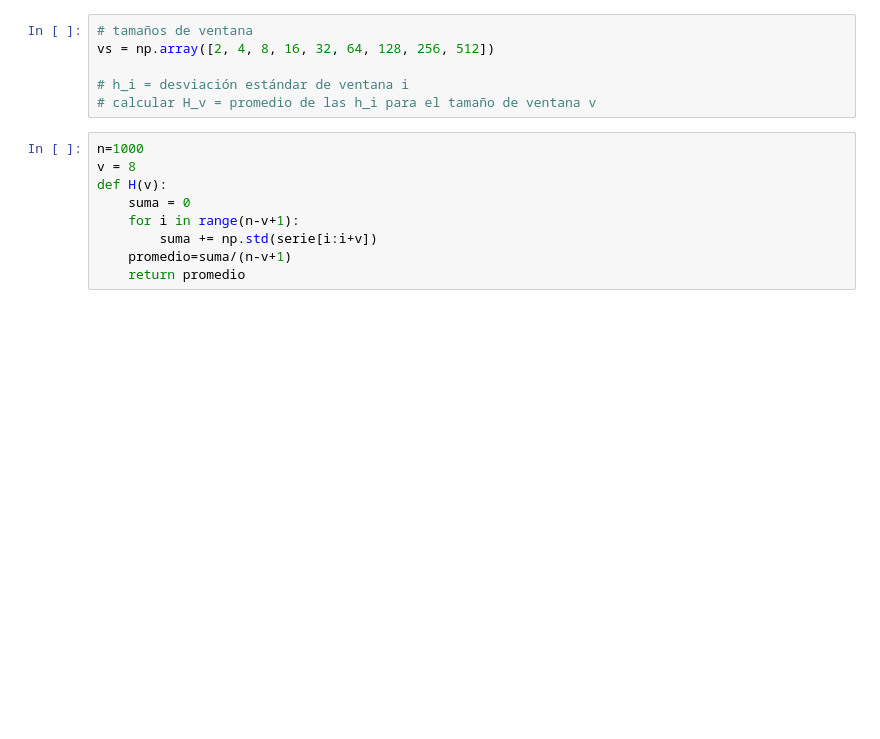
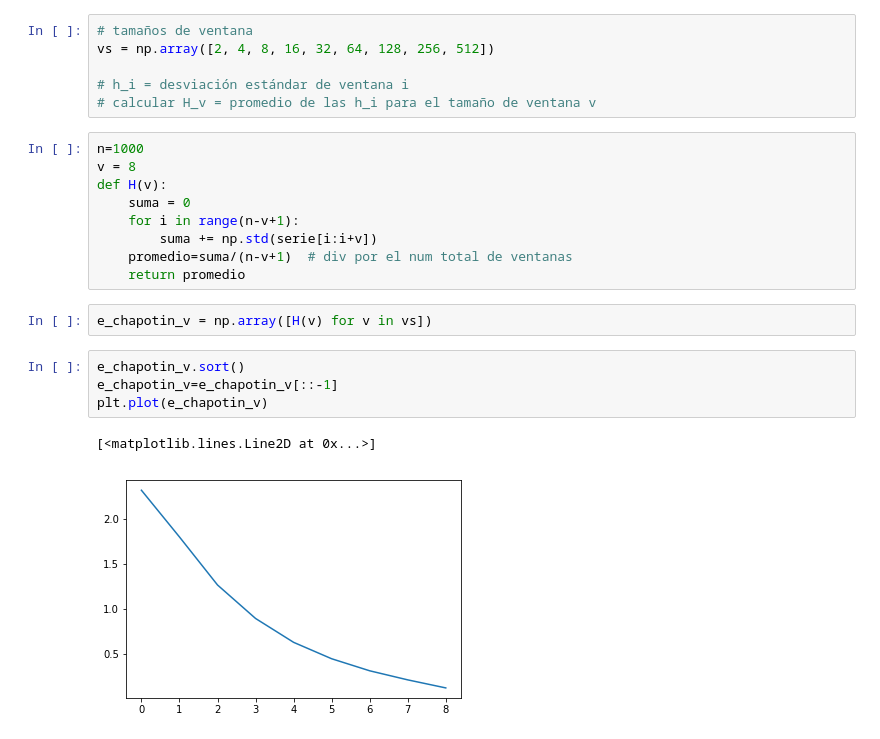
Before and after one commit to fhca/Series-de-Tiempo, a Jupyter notebook: exponente de chapotin.ipynb, the cells around one changed output. Cells and saved outputs as stored; diff of their text form; blank space fills up the shorter version.

```diff
--- a/exponente de chapotin.ipynb
+++ b/exponente de chapotin.ipynb
@@ -32,6 +31,15 @@ def H(v):
     suma = 0
     for i in range(n-v+1):
         suma += np.std(serie[i:i+v])
-    promedio=suma/(n-v+1)
+    promedio=suma/(n-v+1)  # div por el num total de ventanas
     return promedio
+# %%
+e_chapotin_v = np.array([H(v) for v in vs])
+# %%
+e_chapotin_v.sort()
+e_chapotin_v=e_chapotin_v[::-1]
+plt.plot(e_chapotin_v)
+# %% [output]
+[<matplotlib.lines.Line2D at 0x...>]
+[figure, added]
 # %%
```
Also changed, not shown: parts of 7 cells of this notebook, 1 other file.
